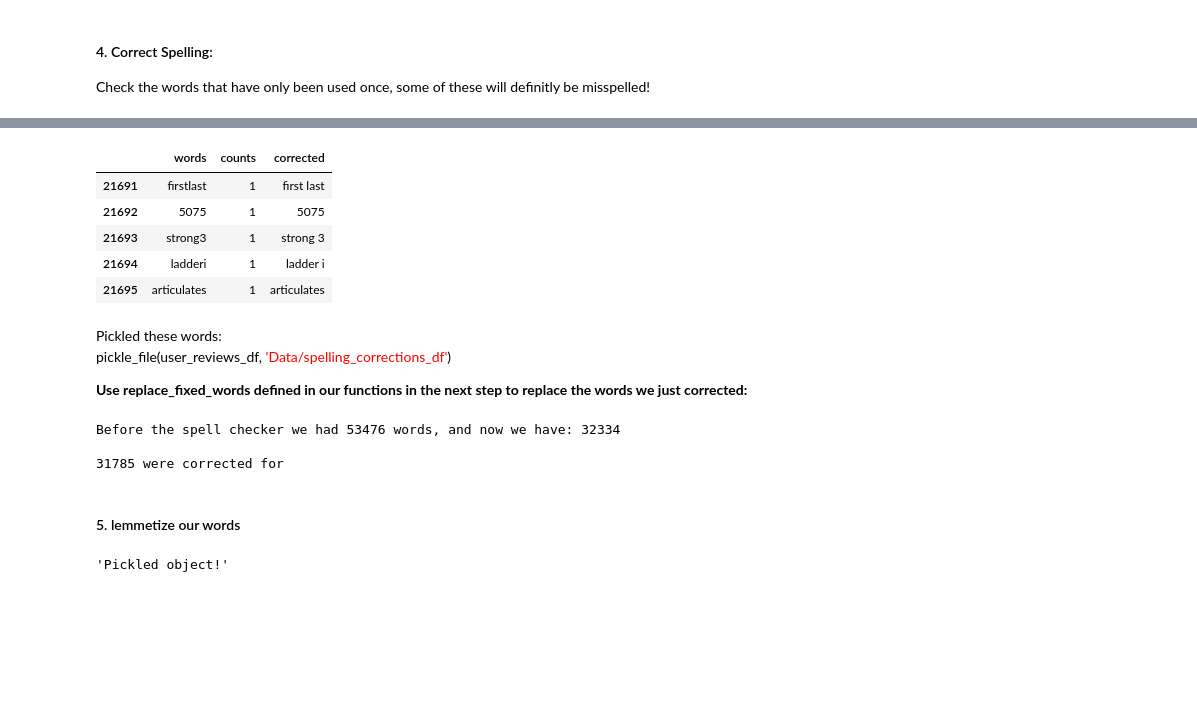
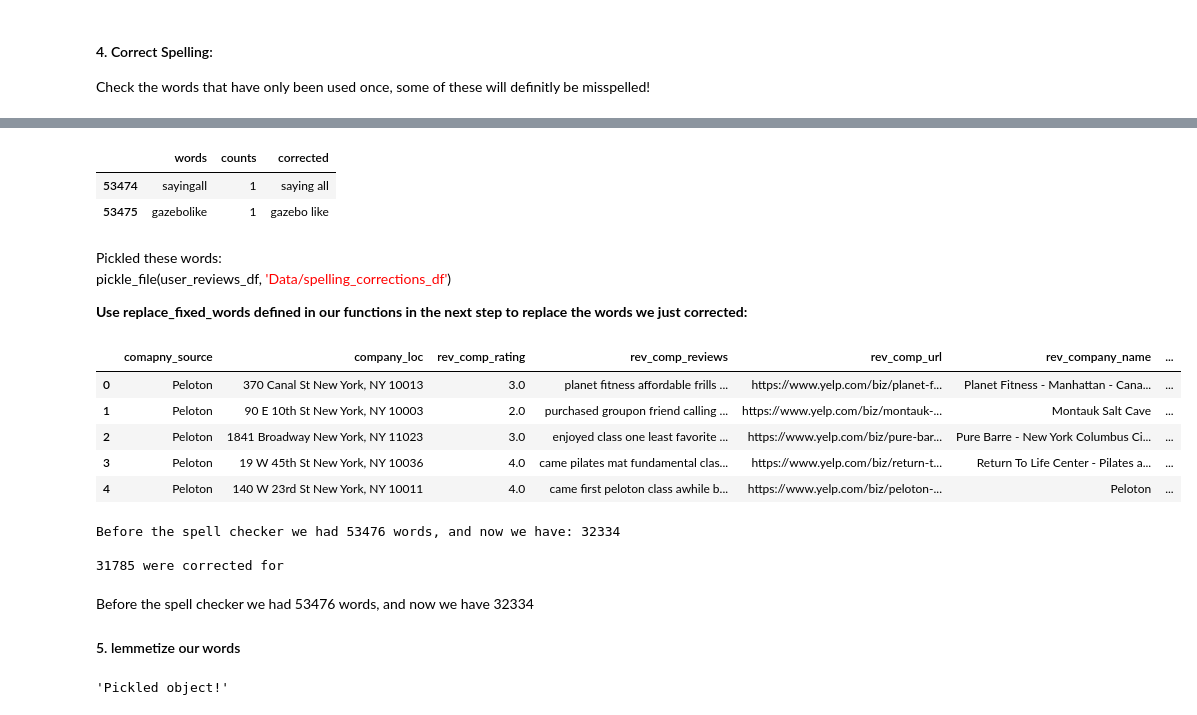
Before and after one commit to elenasm7/NYC_fitness_recommender, a Jupyter notebook: Natural_Language_Processing.ipynb, the cells around one changed output, grey strips where cells are left out. Saved outputs shown, nothing was run; the diff lists cells and outputs as text; code cells hidden in the pictures; blank space fills up the shorter version.

```diff
--- a/Natural_Language_Processing.ipynb
+++ b/Natural_Language_Processing.ipynb
@@ -133,9 +133,6 @@ See the caveats in the documentation: http://pandas.pydata.org/pandas-docs/stabl
-# %%
-corpus_word_counts_df_1.head()
-# %% [output]
-|  | words | counts | corrected |
-| 21691 | firstlast | 1 | first last |
-| 21692 | 5075 | 1 | 5075 |
-| 21693 | strong3 | 1 | strong 3 |
-| 21694 | ladderi | 1 | ladder i |
-| 21695 | articulates | 1 | articulates |
+# %%
+corpus_word_counts_df_1.tail(2)
+# %% [output]
+|  | words | counts | corrected |
+| 53474 | sayingall | 1 | saying all |
+| 53475 | gazebolike | 1 | gazebo like |
@@ -145,6 +144,17 @@ pickle_file(user_reviews_df, <span style="color:red">'Data/spelling_corrections_
 
 
 **Use replace_fixed_words defined in our functions in the next step to replace the words we just corrected:**
+# %%
+spelling = open_pickle('Data/spelling_corrections_df')
+# %%
+spelling.head()
+# %% [output]
+|  | comapny_source | company_loc | rev_comp_rating | rev_comp_reviews | rev_comp_url | rev_company_name | ... |
+| 0 | Peloton | 370 Canal St New York, NY 10013 | 3.0 | planet fitness affordable frills ... | https://www.yelp.com/biz/planet-f... | Planet Fitness - Manhattan - Cana... | ... |
+| 1 | Peloton | 90 E 10th St New York, NY 10003 | 2.0 | purchased groupon friend calling ... | https://www.yelp.com/biz/montauk-... | Montauk Salt Cave | ... |
+| 2 | Peloton | 1841 Broadway New York, NY 11023 | 3.0 | enjoyed class one least favorite ... | https://www.yelp.com/biz/pure-bar... | Pure Barre - New York Columbus Ci... | ... |
+| 3 | Peloton | 19 W 45th St New York, NY 10036 | 4.0 | came pilates mat fundamental clas... | https://www.yelp.com/biz/return-t... | Return To Life Center - Pilates a... | ... |
+| 4 | Peloton | 140 W 23rd St New York, NY 10011 | 4.0 | came first peloton class awhile b... | https://www.yelp.com/biz/peloton-... | Peloton | ... |
 # %%
 user_reviews_df['rev_comp_reviews_corrections'] = user_reviews_df\
 .rev_comp_reviews.progress_apply(lambda x: replace_fixed_words(x,corpus_word_counts_df_1))
@@ -161,8 +170,12 @@ print(f'Before the spell checker we had {count_1} words, and now we have: {count
 Before the spell checker we had 53476 words, and now we have: 32334
 
 31785 were corrected for
-# %% [markdown]
-#### 5. lemmetize our words
+# %% [markdown]
+Before the spell checker we had 53476 words, and now we have 32334
+
+
+
+#### 5. lemmetize our words
 # %%
 nlp = spacy.load('en_core_web_sm')
 user_reviews_df['rev_comp_reviews_corrections_new'] = user_reviews_df.rev_comp_reviews_corrections.\
```
Also changed, not shown: parts of 20 cells of this notebook, 13 other files.
